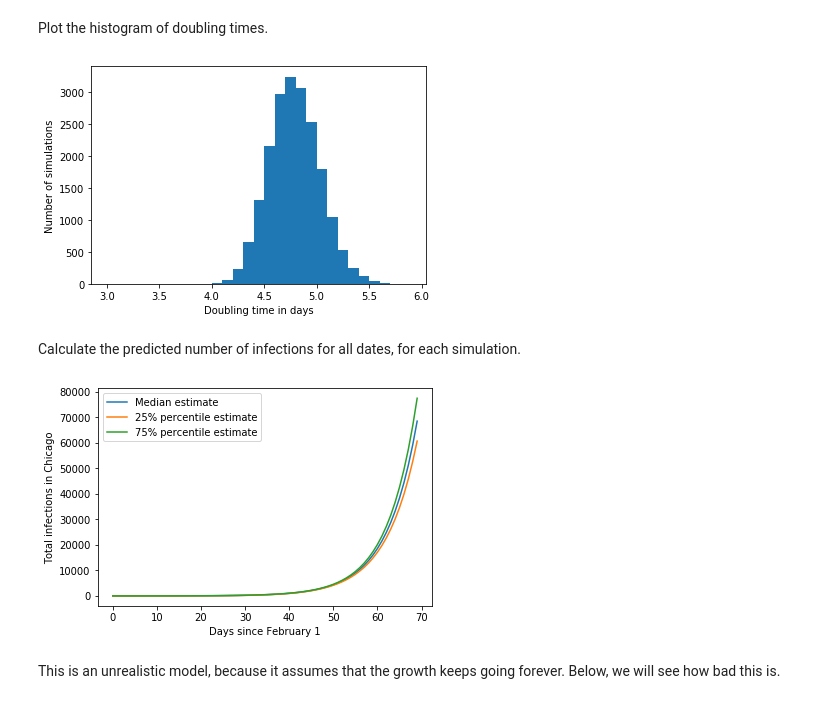
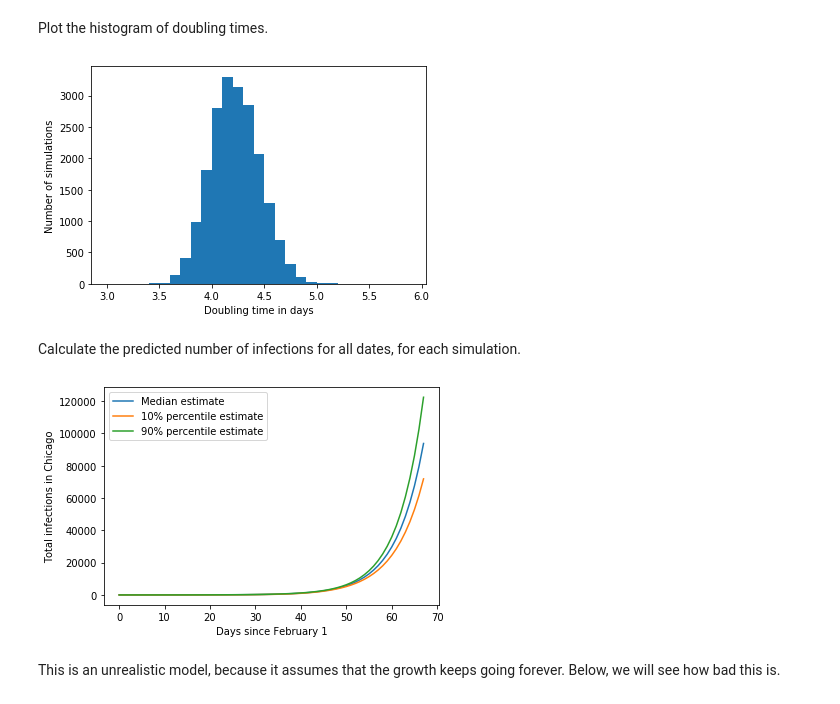
Before and after one commit to Inoueian/covid_19, a Jupyter notebook: notebooks/exponential_model.ipynb, the cells around one changed output. Drawn from its saved outputs; the diff is of its cells as text; code cells hidden in the pictures.

Commit message:
Refactor exponential model to generalize to later models

```diff
--- a/notebooks/exponential_model.ipynb
+++ b/notebooks/exponential_model.ipynb
@@ -44,6 +44,6 @@ death_df.iloc[-10:]
-# %%
-# Drop later rows when it appears that they have not been updated fully
-death_df = death_df.iloc[:-4]
+# %%
+# Drop the last 7 days, to reduce the effects of incomplete data
+death_df = death_df.iloc[:-7]
 # %%
 num_days = len(death_df)
 # %%
@@ -166,28 +164,29 @@ plt.xlabel('Doubling time in days')
 plt.ylabel('Number of simulations')
 plt.show()
 # %% [output]
-[figure, old version]
+[figure, new version]
 # %% [markdown]
 Calculate the predicted number of infections for all dates, for each simulation.
 # %%
 # This is the set of predictions for all simulations for each day
-N_matrix = cf.batch_predict_N_exponential(num_days, initial_array,
-                                          growth_array)
+N_matrix = cf.batch_predict_N_exponential(initial_array=initial_array,
+                                          growth_array=growth_array,
+                                          num_days=num_days)
 # %%
 x = np.arange(num_days)
 y_median = cf.percentile_prediction(N_matrix, 50)
-y_25 = cf.percentile_prediction(N_matrix, 25)
-y_75 = cf.percentile_prediction(N_matrix, 75)
+y_10 = cf.percentile_prediction(N_matrix, 10)
+y_90 = cf.percentile_prediction(N_matrix, 90)
 plt.plot(x, y_median, label='Median estimate')
-plt.plot(x, y_25, label='25% percentile estimate')
-plt.plot(x, y_75, label='75% percentile estimate')
+plt.plot(x, y_10, label='10% percentile estimate')
+plt.plot(x, y_90, label='90% percentile estimate')
 plt.xlabel('Days since February 1')
 plt.ylabel('Total infections in Chicago')
 plt.legend()
 # plt.yscale('log')
 plt.show()
 # %% [output]
-[figure, old version]
+[figure, new version]
 # %% [markdown]
 This is an unrealistic model, because it assumes that the growth keeps going forever. Below, we will see how bad this is.
 # %% [markdown]
```
Also changed, not shown: parts of 5 cells of this notebook, 1 other file.
